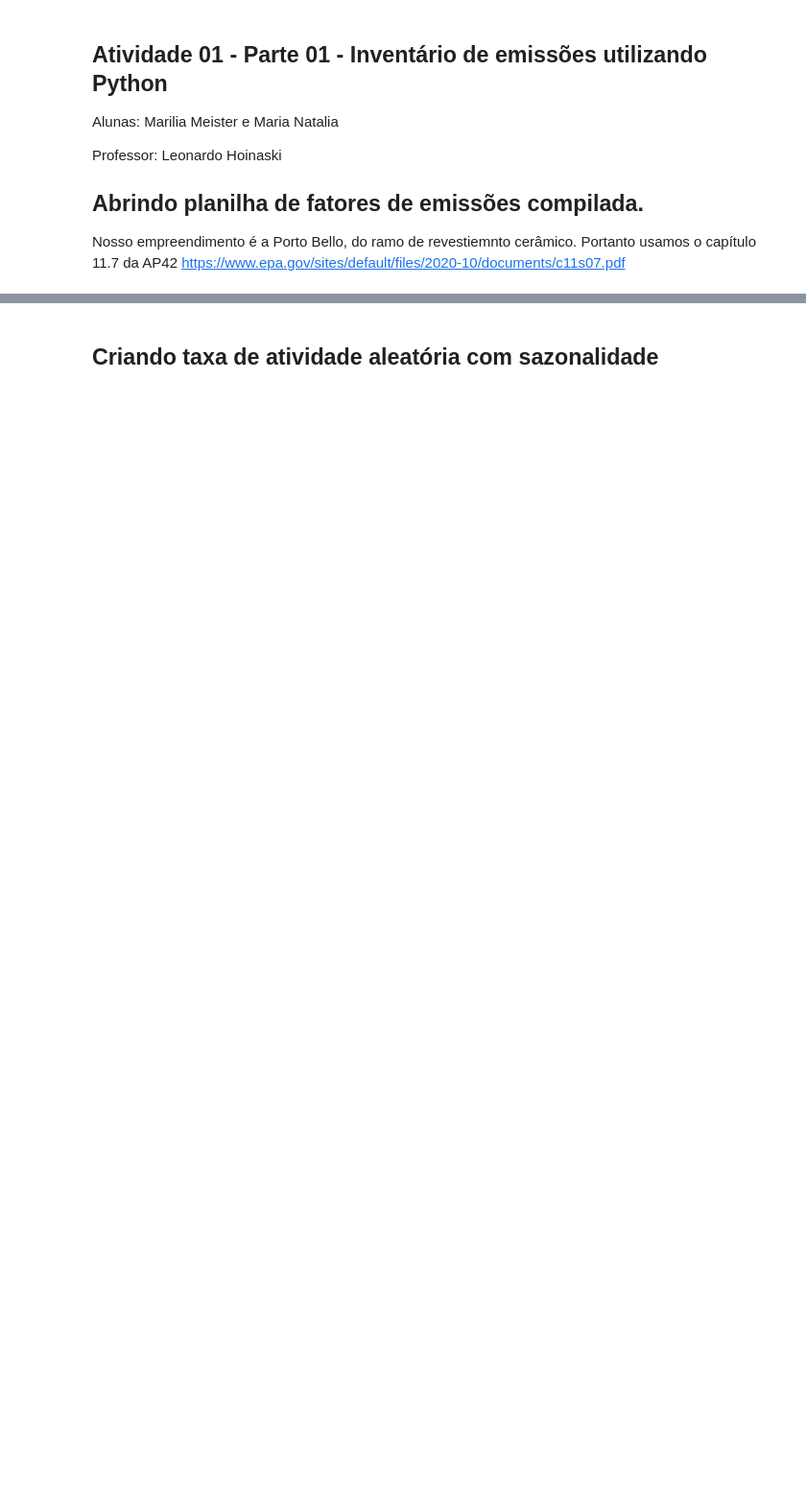
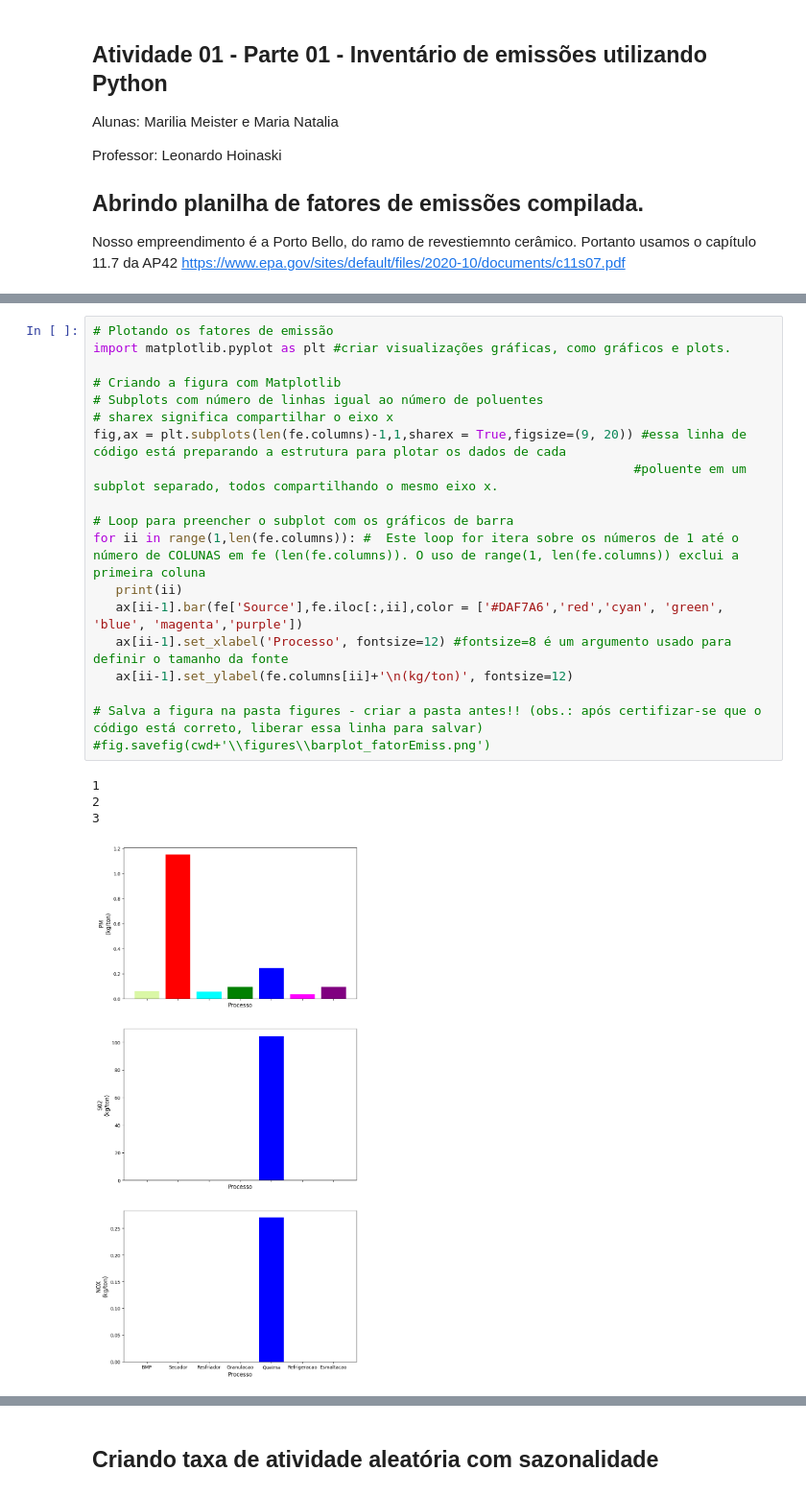
Before and after one commit to mariliameister/ENS5173_202401, a Jupyter notebook: Atividade01_01.ipynb, the cells around one changed output, grey strips where cells are left out. Shown at 96% size. Cells and saved outputs as stored; diff of their text form; blank space fills up the shorter version.

```diff
--- a/Atividade01_01.ipynb
+++ b/Atividade01_01.ipynb
@@ -88,0 +45,24 @@ for ii in range(1,len(fe.columns)): #  Este loop for itera sobre os números de
+# %%
+# Plotando os fatores de emissão
+import matplotlib.pyplot as plt #criar visualizações gráficas, como gráficos e plots.
+
+# Criando a figura com Matplotlib
+# Subplots com número de linhas igual ao número de poluentes
+# sharex significa compartilhar o eixo x
+fig,ax = plt.subplots(len(fe.columns)-1,1,sharex = True,figsize=(9, 20)) #essa linha de código está preparando a estrutura para plotar os dados de cada
+                                                                        #poluente em um subplot separado, todos compartilhando o mesmo eixo x.
+
+# Loop para preencher o subplot com os gráficos de barra
+for ii in range(1,len(fe.columns)): #  Este loop for itera sobre os números de 1 até o número de COLUNAS em fe (len(fe.columns)). O uso de range(1, len(fe.columns)) exclui a primeira coluna
+   print(ii)
+   ax[ii-1].bar(fe['Source'],fe.iloc[:,ii],color = ['#DAF7A6','red','cyan', 'green', 'blue', 'magenta','purple'])
+   ax[ii-1].set_xlabel('Processo', fontsize=12) #fontsize=8 é um argumento usado para definir o tamanho da fonte
+   ax[ii-1].set_ylabel(fe.columns[ii]+'\n(kg/ton)', fontsize=12)
+
+# Salva a figura na pasta figures - criar a pasta antes!! (obs.: após certifizar-se que o código está correto, liberar essa linha para salvar)
+#fig.savefig(cwd+'\\figures\\barplot_fatorEmiss.png')
+# %% [output]
+1
+2
+3
+[figure, added]
```
Also changed, not shown: parts of 5 cells of this notebook.
